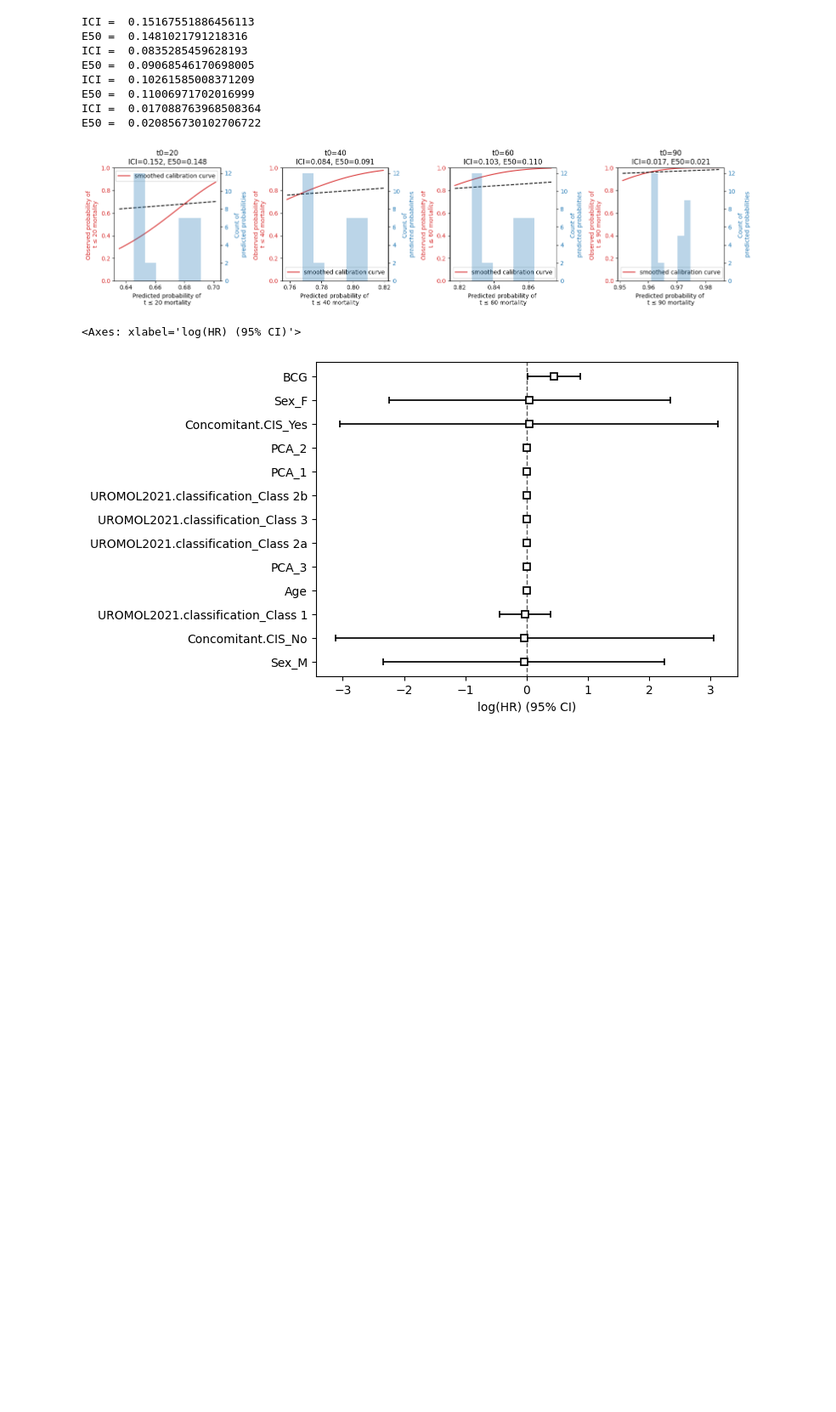
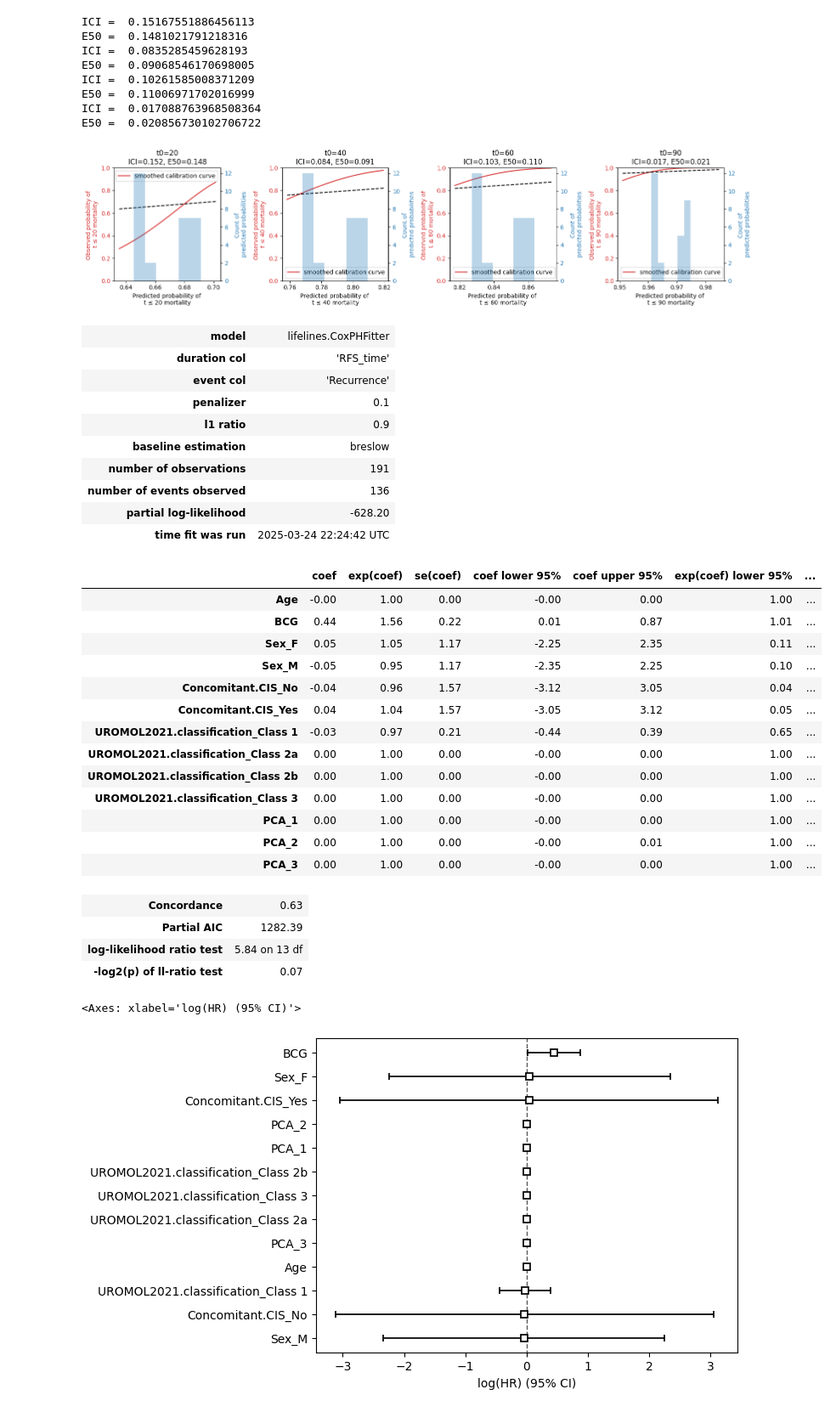
Before and after one commit to yiyang2002/520-A4, a Jupyter notebook: model.ipynb, the cells around one changed output. Shown: that part at 85% size. Cells and saved outputs as stored; diff of their text form; code cells hidden in the pictures; blank space fills up the shorter version.

```diff
--- a/model.ipynb
+++ b/model.ipynb
@@ -250,6 +250,37 @@ E50 =  0.11006971702016999
 ICI =  0.017088763968508364
 E50 =  0.020856730102706722
 [figure]
+# %%
+cph_final.print_summary()
+# %% [output]
+| model | lifelines.CoxPHFitter |
+| duration col | 'RFS_time' |
+| event col | 'Recurrence' |
+| penalizer | 0.1 |
+| l1 ratio | 0.9 |
+| baseline estimation | breslow |
+| number of observations | 191 |
+| number of events observed | 136 |
+| partial log-likelihood | -628.20 |
+| time fit was run | 2025-03-24 22:24:42 UTC |
+|  | coef | exp(coef) | se(coef) | coef lower 95% | coef upper 95% | exp(coef) lower 95% | ... |
+| Age | -0.00 | 1.00 | 0.00 | -0.00 | 0.00 | 1.00 | ... |
+| BCG | 0.44 | 1.56 | 0.22 | 0.01 | 0.87 | 1.01 | ... |
+| Sex_F | 0.05 | 1.05 | 1.17 | -2.25 | 2.35 | 0.11 | ... |
+| Sex_M | -0.05 | 0.95 | 1.17 | -2.35 | 2.25 | 0.10 | ... |
+| Concomitant.CIS_No | -0.04 | 0.96 | 1.57 | -3.12 | 3.05 | 0.04 | ... |
+| Concomitant.CIS_Yes | 0.04 | 1.04 | 1.57 | -3.05 | 3.12 | 0.05 | ... |
+| UROMOL2021.classification_Class 1 | -0.03 | 0.97 | 0.21 | -0.44 | 0.39 | 0.65 | ... |
+| UROMOL2021.classification_Class 2a | 0.00 | 1.00 | 0.00 | -0.00 | 0.00 | 1.00 | ... |
+| UROMOL2021.classification_Class 2b | 0.00 | 1.00 | 0.00 | -0.00 | 0.00 | 1.00 | ... |
+| UROMOL2021.classification_Class 3 | 0.00 | 1.00 | 0.00 | -0.00 | 0.00 | 1.00 | ... |
+| PCA_1 | 0.00 | 1.00 | 0.00 | -0.00 | 0.00 | 1.00 | ... |
+| PCA_2 | 0.00 | 1.00 | 0.00 | -0.00 | 0.01 | 1.00 | ... |
+| PCA_3 | 0.00 | 1.00 | 0.00 | -0.00 | 0.00 | 1.00 | ... |
+| Concordance | 0.63 |
+| Partial AIC | 1282.39 |
+| log-likelihood ratio test | 5.84 on 13 df |
+| -log2(p) of ll-ratio test | 0.07 |
 # %%
 cph_final.plot()
 # %% [output]
```
